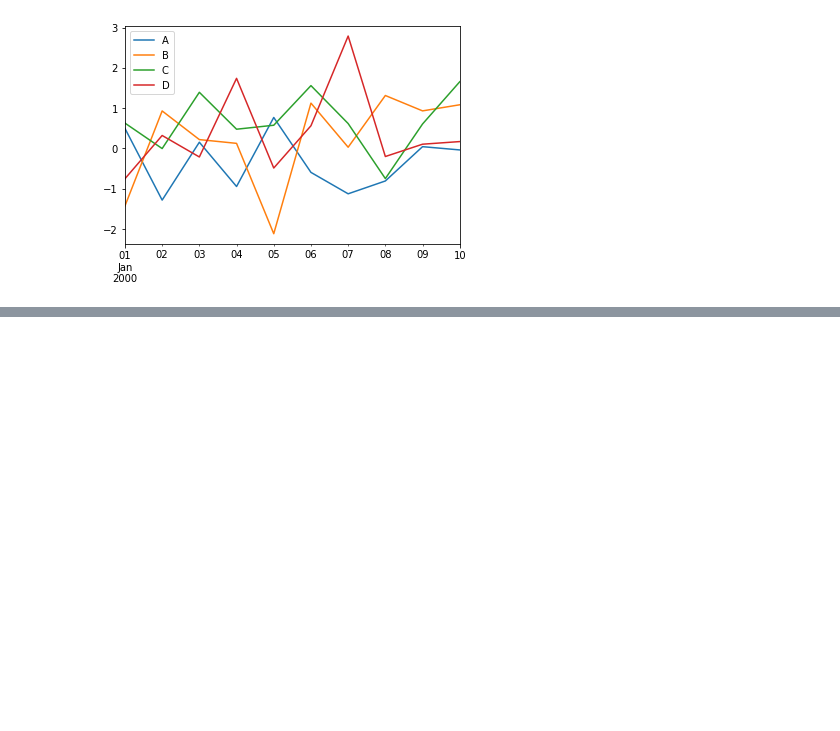
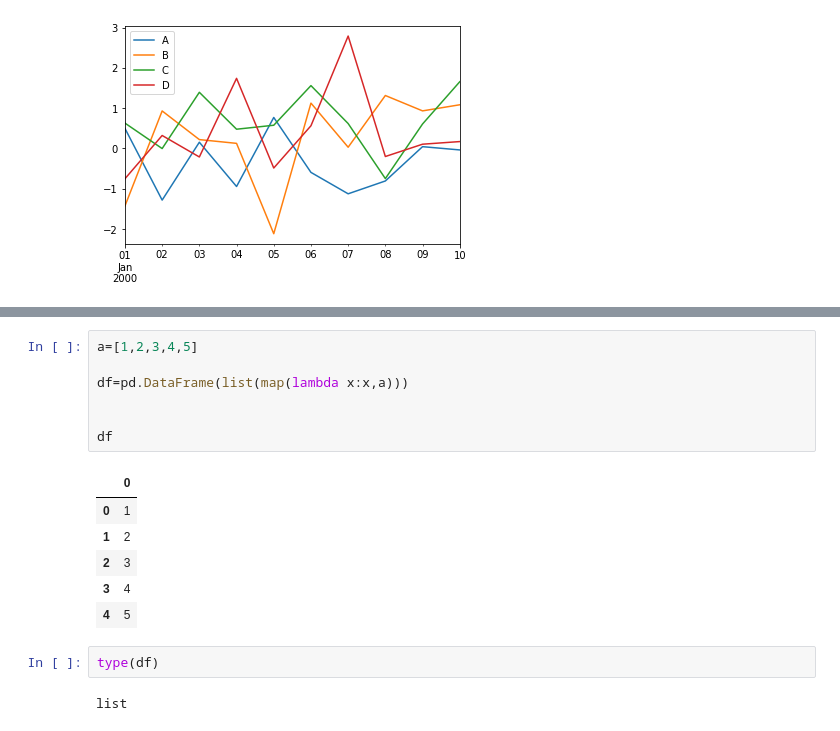
Before and after one commit to prajapati341/PythonLearn, a Jupyter notebook: Groupby.ipynb, the cells around one changed output, grey strips where cells are left out. Cells and saved outputs as stored; diff of their text form; blank space fills up the shorter version.

```diff
--- a/Groupby.ipynb
+++ b/Groupby.ipynb
@@ -94,0 +126,18 @@ df
+# %%
+a=[1,2,3,4,5]
+
+df=pd.DataFrame(list(map(lambda x:x,a)))
+
+
+df
+# %% [output]
+|  | 0 |
+| 0 | 1 |
+| 1 | 2 |
+| 2 | 3 |
+| 3 | 4 |
+| 4 | 5 |
+# %%
+type(df)
+# %% [output]
+list
```
Also changed, not shown: parts of 4 cells of this notebook, 1 other file.
